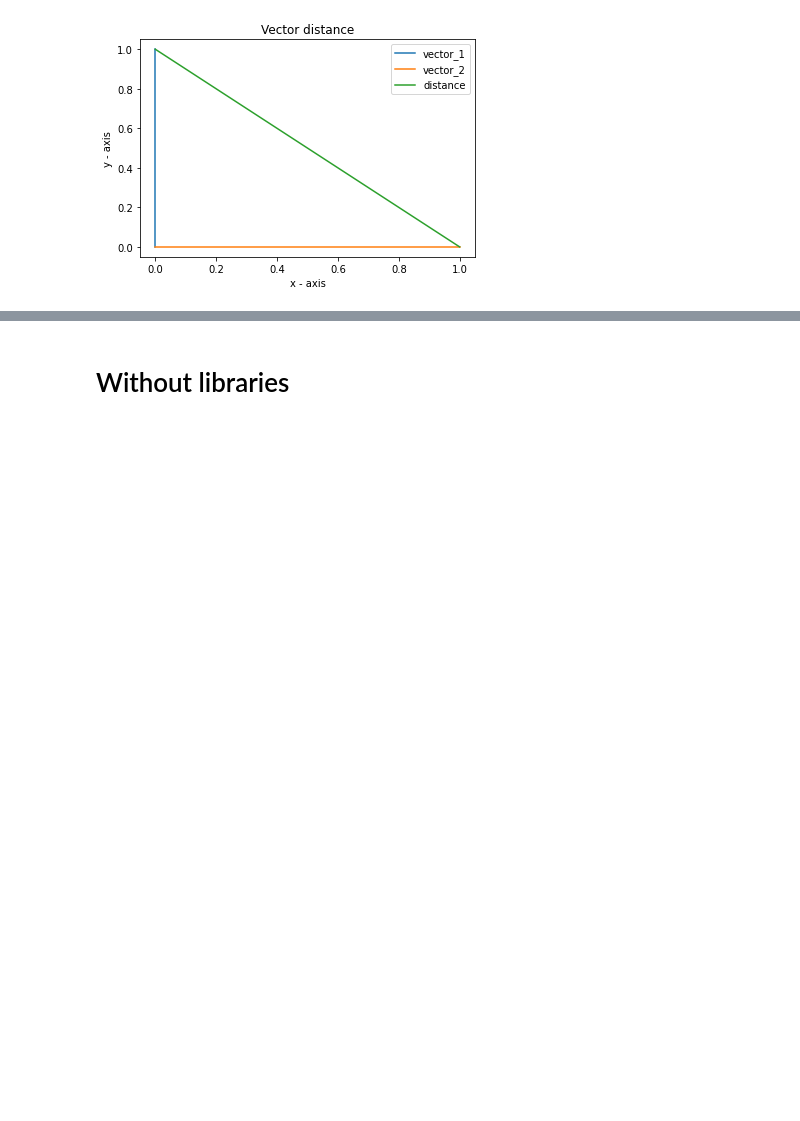
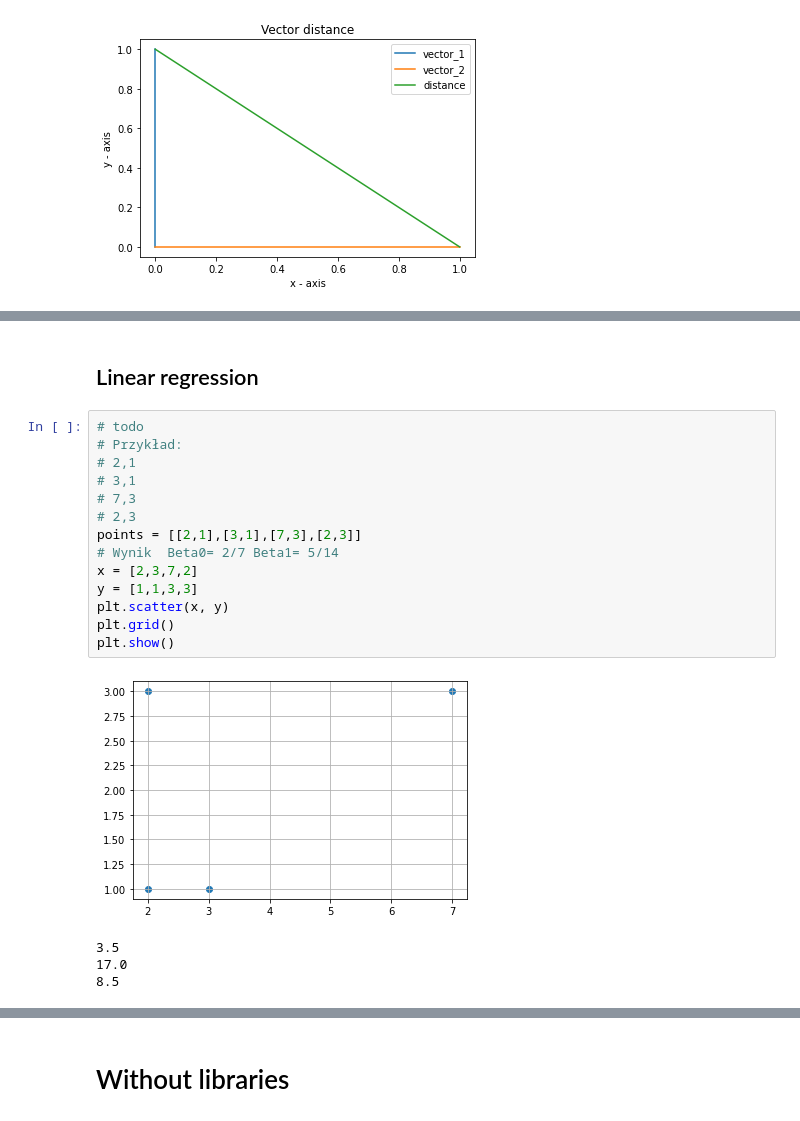
Before and after one commit to AguliRojo/MIW_2022, a Jupyter notebook: small scripts.ipynb, the cells around one changed output, grey strips where cells are left out. Cells and saved outputs as stored; diff of their text form; blank space fills up the shorter version.

```diff
--- a/small scripts.ipynb
+++ b/small scripts.ipynb
@@ -250,0 +281,21 @@ plt.show()
+# %% [markdown]
+## Linear regression
+# %%
+# todo
+# Przykład:
+# 2,1
+# 3,1
+# 7,3
+# 2,3
+points = [[2,1],[3,1],[7,3],[2,3]]
+# Wynik  Beta0= 2/7 Beta1= 5/14
+x = [2,3,7,2]
+y = [1,1,3,3]
+plt.scatter(x, y)
+plt.grid()
+plt.show()
+# %% [output]
+[figure, added]
+3.5
+17.0
+8.5
```
Also changed, not shown: parts of 12 cells of this notebook.
